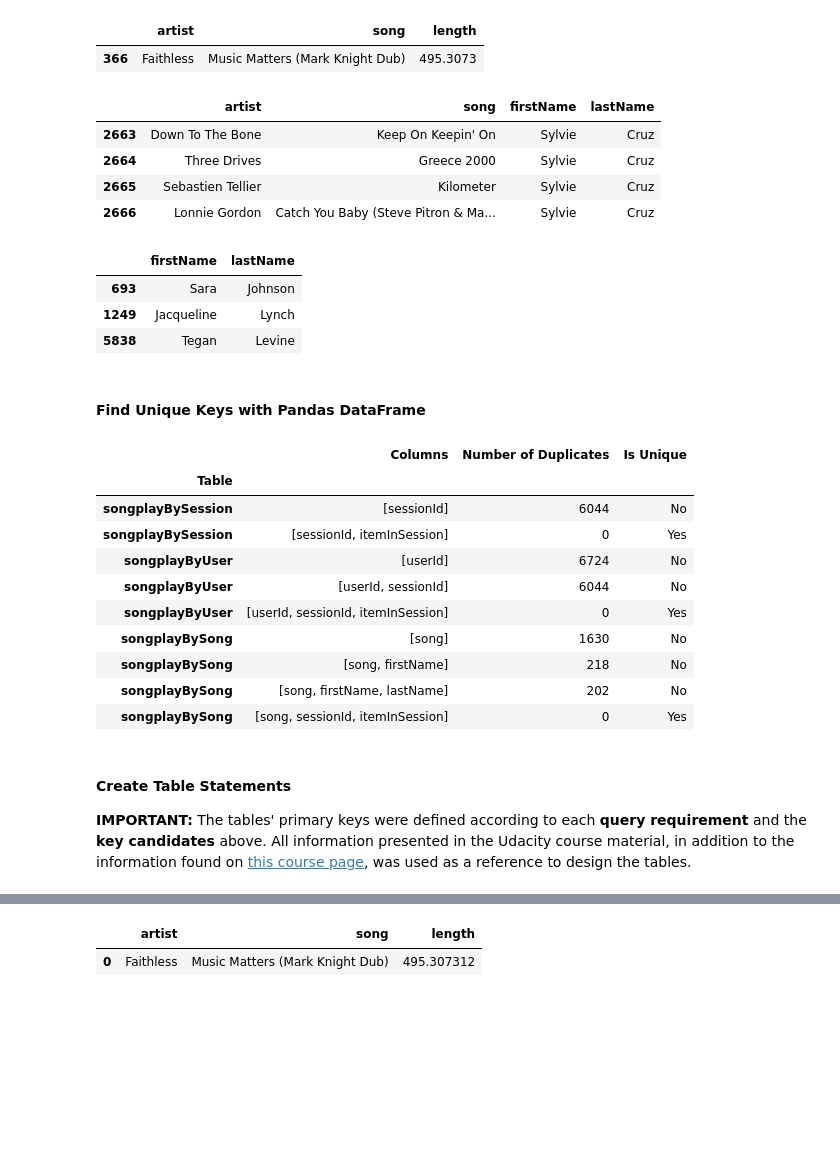
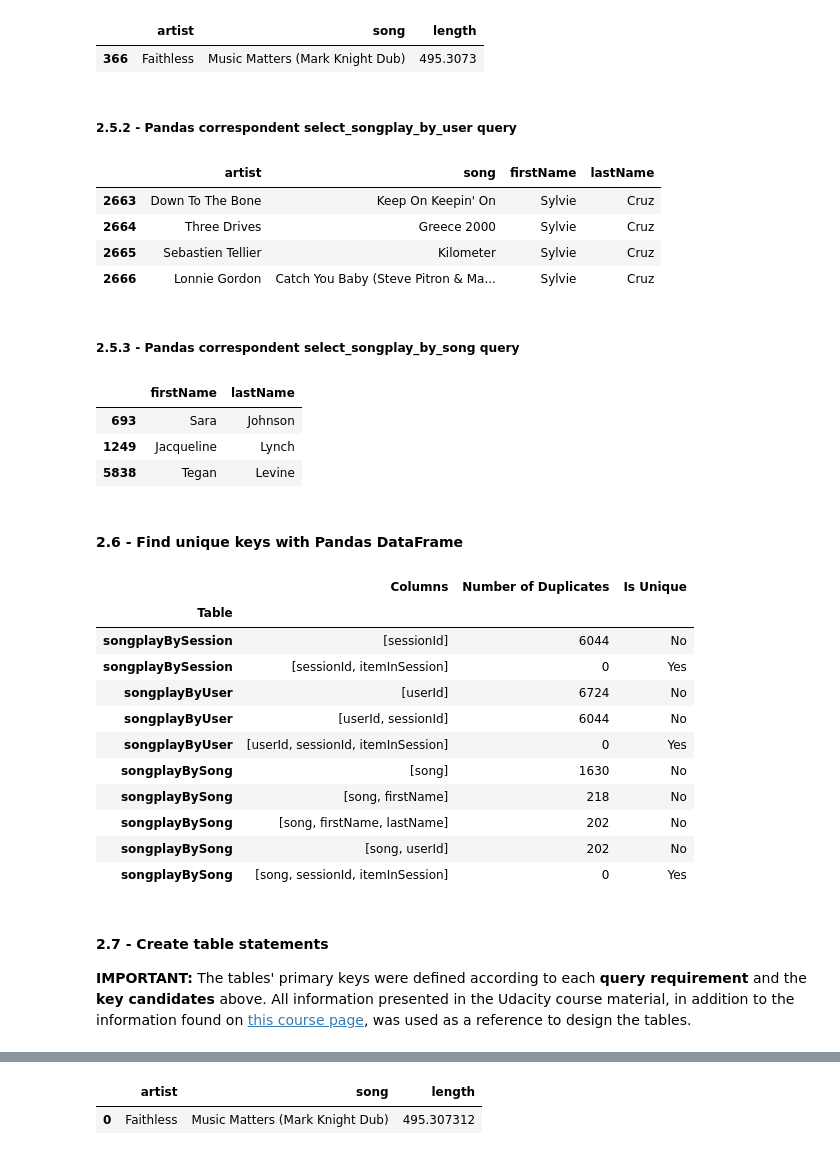
Before and after one commit to rodrigoalvamat/certification-dataeng-cassandra, a Jupyter notebook: etl.ipynb, the cells around one changed output, grey strips where cells are left out. Saved outputs shown, nothing was run; the diff lists cells and outputs as text; code cells hidden in the pictures; blank space fills up the shorter version.

```diff
--- a/etl.ipynb
+++ b/etl.ipynb
@@ -190,4 +191,6 @@ event_data.query(where_conditions)[select_columns]
 # %% [output]
 |  | artist | song | length |
 | 366 | Faithless | Music Matters (Mark Knight Dub) | 495.3073 |
+# %% [markdown]
+##### 2.5.2 - Pandas correspondent **select_songplay_by_user** query
 # %%
@@ -201,4 +203,6 @@ event_data.query(where_conditions).sort_values('itemInSession', ascending=True)[
 | 2664 | Three Drives | Greece 2000 | Sylvie | Cruz |
 | 2665 | Sebastien Tellier | Kilometer | Sylvie | Cruz |
 | 2666 | Lonnie Gordon | Catch You Baby (Steve Pitron & Ma... | Sylvie | Cruz |
+# %% [markdown]
+##### 2.5.3 - Pandas correspondent **select_songplay_by_song** query
 # %%
@@ -212,7 +215,7 @@ event_data.query(where_conditions)[select_columns]
 | 1249 | Jacqueline | Lynch |
 | 5838 | Tegan | Levine |
 # %% [markdown]
-#### Find Unique Keys with Pandas DataFrame
+#### 2.6 - Find unique keys with Pandas DataFrame
 # %%
 # create a set of key combinations for each table
 key_combinations = [
@@ -220,35 +223,37 @@ key_combinations = [
     ['songplayBySession', ['sessionId', 'itemInSession'], 0, ''],
     ['songplayByUser', ['userId'], 0, ''],
     ['songplayByUser', ['userId', 'sessionId'], 0, ''],
     ['songplayByUser', ['userId', 'sessionId', 'itemInSession'], 0, ''],
     ['songplayBySong', ['song'], 0, ''],
     ['songplayBySong', ['song', 'firstName'], 0, ''],
     ['songplayBySong', ['song', 'firstName', 'lastName'], 0, ''],
+    ['songplayBySong', ['song', 'userId'], 0, ''],
     ['songplayBySong', ['song', 'sessionId', 'itemInSession'], 0, '']
 ]
 
 # loop through the key combinations and test for primary key candidates
 for key_combination in key_combinations:
     key_combination[2] = event_data.duplicated(key_combination[1]).sum()
     key_combination[3] = 'Yes' if key_combination[2] == 0 else 'No'
 
 # show the results
 key_cadidates = pd.DataFrame(key_combinations,
                              columns=['Table', 'Columns', 'Number of Duplicates', 'Is Unique']).set_index('Table')
 key_cadidates
 # %% [output]
 |  | Columns | Number of Duplicates | Is Unique |
 | Table |  |  |  |
 | songplayBySession | [sessionId] | 6044 | No |
 | songplayBySession | [sessionId, itemInSession] | 0 | Yes |
 | songplayByUser | [userId] | 6724 | No |
 | songplayByUser | [userId, sessionId] | 6044 | No |
 | songplayByUser | [userId, sessionId, itemInSession] | 0 | Yes |
 | songplayBySong | [song] | 1630 | No |
 | songplayBySong | [song, firstName] | 218 | No |
 | songplayBySong | [song, firstName, lastName] | 202 | No |
+| songplayBySong | [song, userId] | 202 | No |
 | songplayBySong | [song, sessionId, itemInSession] | 0 | Yes |
 # %% [markdown]
-#### Create Table Statements
+#### 2.7 - Create table statements
 
 **IMPORTANT:** The tables' primary keys were defined according to each **query requirement** and the **key candidates** above. All information presented in the Udacity course material, in addition to the information found on [this course page](https://www.baeldung.com/cassandra-keys), was used as a reference to design the tables.
```
Also changed, not shown: parts of 40 cells of this notebook, 2 other files.
